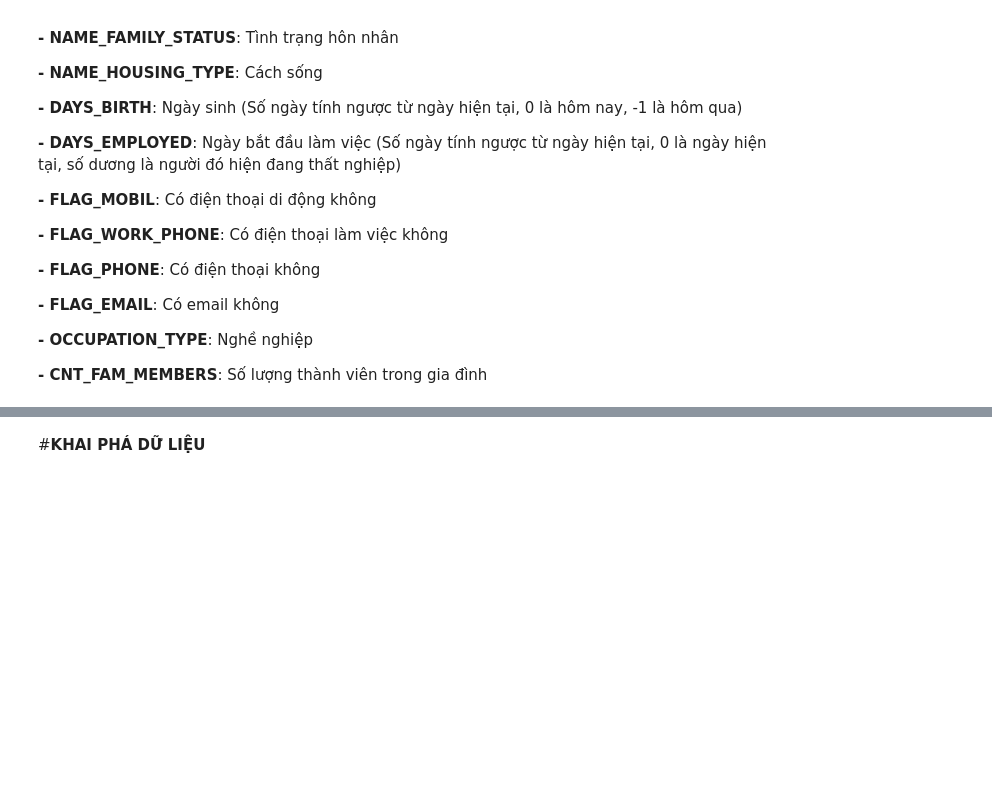
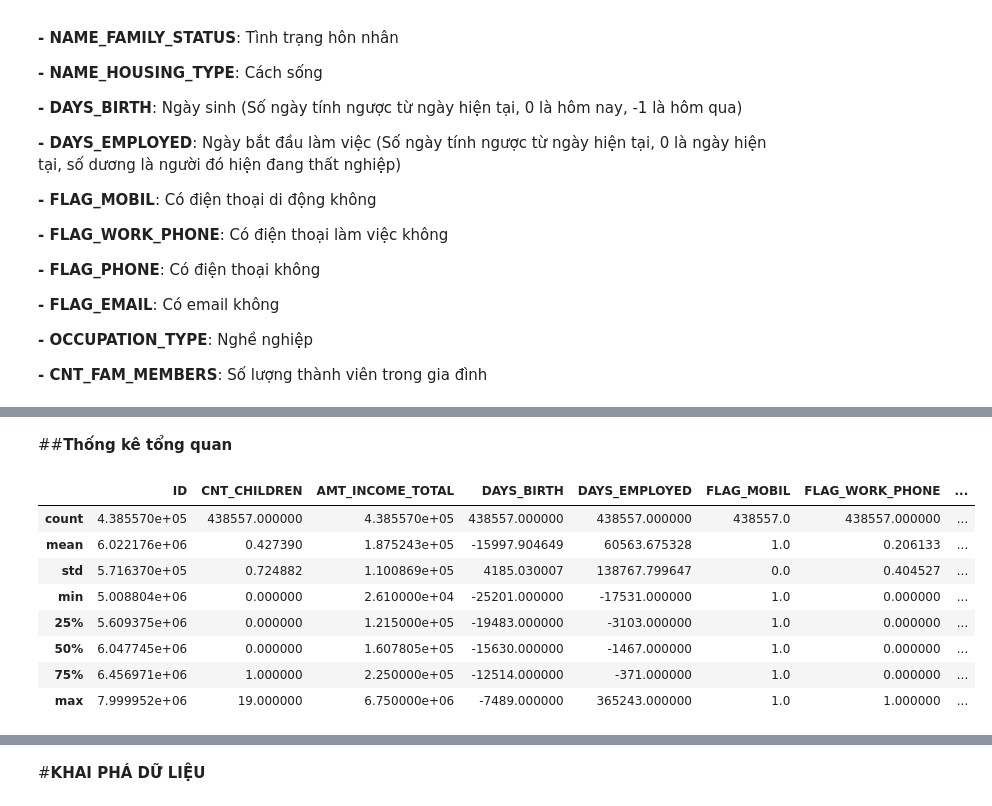
Before and after one commit to thanhdaibl1572002/data-mining-project, a Jupyter notebook: DATA_MINING_PROJECT.ipynb, the cells around one changed output, grey strips where cells are left out. Saved outputs shown, nothing was run; the diff lists cells and outputs as text; code cells hidden in the pictures; blank space fills up the shorter version.

```diff
--- a/DATA_MINING_PROJECT.ipynb
+++ b/DATA_MINING_PROJECT.ipynb
@@ -82,0 +81,14 @@ memory usage: 60.2+ MB
+# %% [markdown]
+##**Thống kê tổng quan**
+# %%
+df.describe()
+# %% [output]
+|  | ID | CNT_CHILDREN | AMT_INCOME_TOTAL | DAYS_BIRTH | DAYS_EMPLOYED | FLAG_MOBIL | FLAG_WORK_PHONE | ... |
+| count | 4.385570e+05 | 438557.000000 | 4.385570e+05 | 438557.000000 | 438557.000000 | 438557.0 | 438557.000000 | ... |
+| mean | 6.022176e+06 | 0.427390 | 1.875243e+05 | -15997.904649 | 60563.675328 | 1.0 | 0.206133 | ... |
+| std | 5.716370e+05 | 0.724882 | 1.100869e+05 | 4185.030007 | 138767.799647 | 0.0 | 0.404527 | ... |
+| min | 5.008804e+06 | 0.000000 | 2.610000e+04 | -25201.000000 | -17531.000000 | 1.0 | 0.000000 | ... |
+| 25% | 5.609375e+06 | 0.000000 | 1.215000e+05 | -19483.000000 | -3103.000000 | 1.0 | 0.000000 | ... |
+| 50% | 6.047745e+06 | 0.000000 | 1.607805e+05 | -15630.000000 | -1467.000000 | 1.0 | 0.000000 | ... |
+| 75% | 6.456971e+06 | 1.000000 | 2.250000e+05 | -12514.000000 | -371.000000 | 1.0 | 0.000000 | ... |
+| max | 7.999952e+06 | 19.000000 | 6.750000e+06 | -7489.000000 | 365243.000000 | 1.0 | 1.000000 | ... |
```
Also changed, not shown: parts of 6 cells of this notebook.
